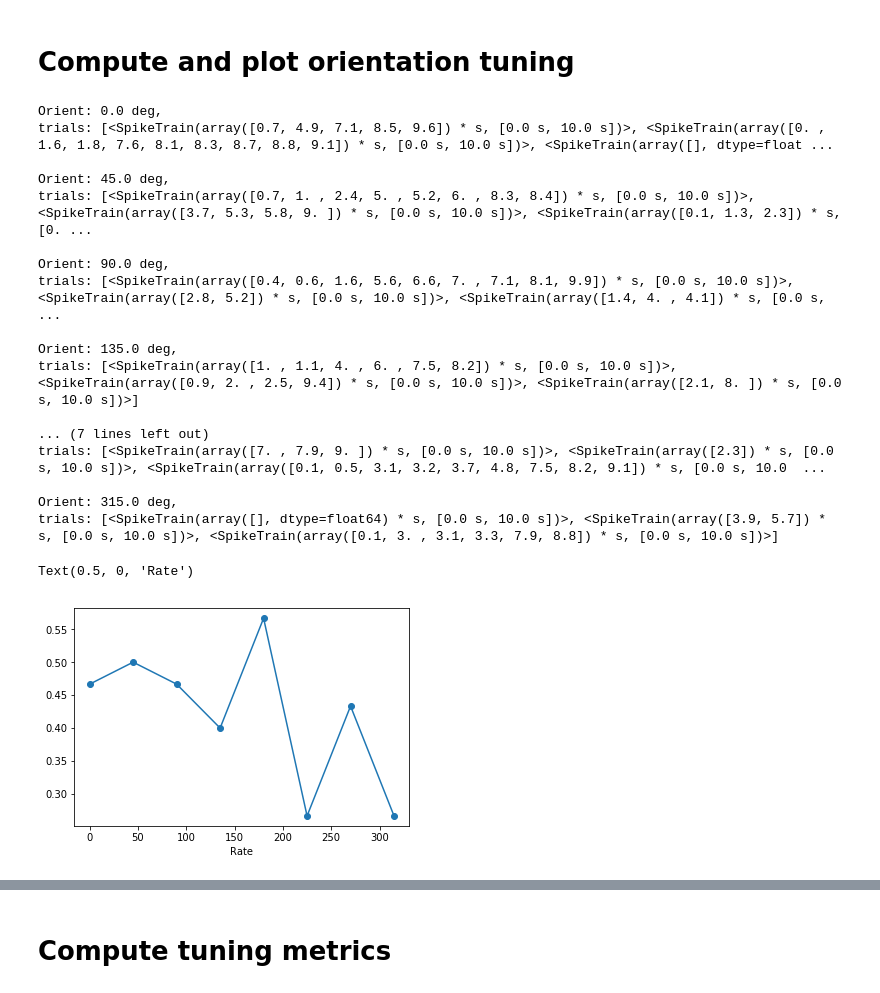
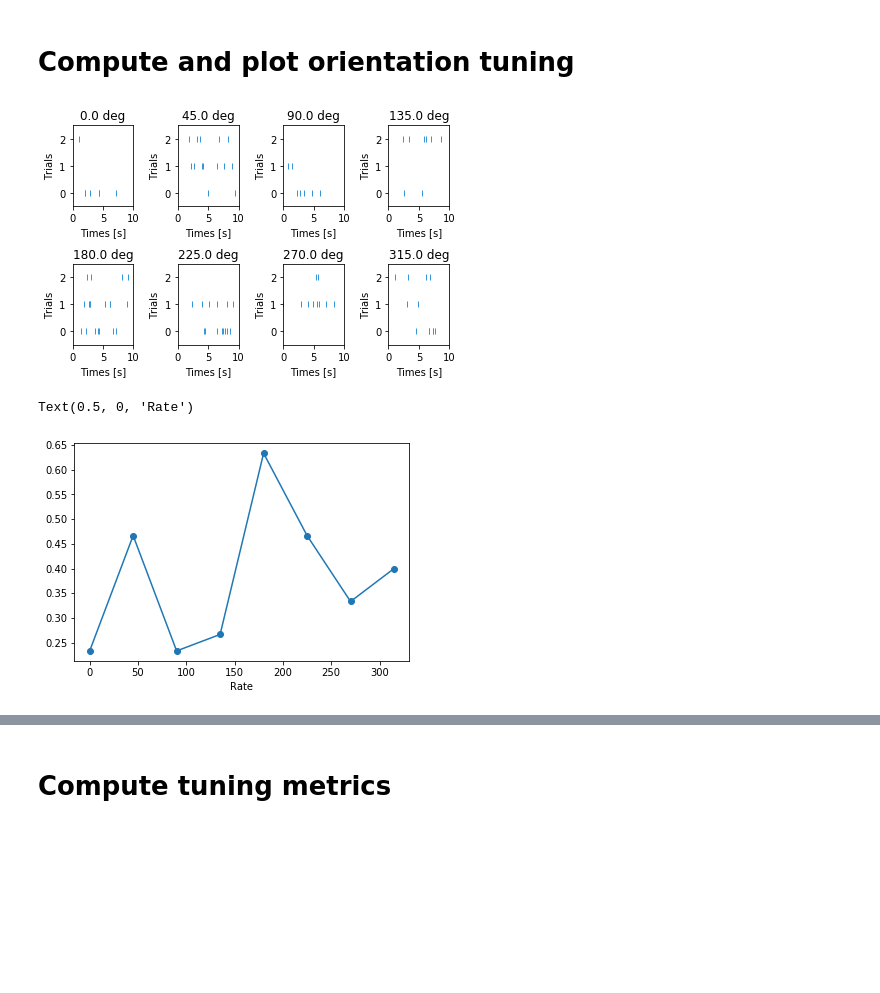
Before and after one commit to CINPLA/visual-stimulation, a Jupyter notebook: examples/examples.ipynb, the cells around one changed output, grey strips where cells are left out. Cells and saved outputs as stored; diff of their text form; code cells hidden in the pictures; blank space fills up the shorter version.

```diff
--- a/examples/examples.ipynb
+++ b/examples/examples.ipynb
@@ -60,38 +52,27 @@ orient_raster_plots(trials)
 # %% [markdown]
 # Compute and plot orientation tuning
-# %%
-from visualstimulation.analysis import make_orientation_trials, compute_orientation_tuning
-
-# Group trials based on orientation
-orient_trials = make_orientation_trials(trials)
-for orient, t in orient_trials.items():
-    print("Orient: {},\ntrials: {}\n".format(orient, t))
-
-# Compute tuing
-rates, orients = compute_orientation_tuning(orient_trials)
-# %% [output]
-Orient: 0.0 deg,
-trials: [<SpikeTrain(array([0.7, 4.9, 7.1, 8.5, 9.6]) * s, [0.0 s, 10.0 s])>, <SpikeTrain(array([0. , 1.6, 1.8, 7.6, 8.1, 8.3, 8.7, 8.8, 9.1]) * s, [0.0 s, 10.0 s])>, <SpikeTrain(array([], dtype=float ...
-
-Orient: 45.0 deg,
-trials: [<SpikeTrain(array([0.7, 1. , 2.4, 5. , 5.2, 6. , 8.3, 8.4]) * s, [0.0 s, 10.0 s])>, <SpikeTrain(array([3.7, 5.3, 5.8, 9. ]) * s, [0.0 s, 10.0 s])>, <SpikeTrain(array([0.1, 1.3, 2.3]) * s, [0. ...
-
-Orient: 90.0 deg,
-trials: [<SpikeTrain(array([0.4, 0.6, 1.6, 5.6, 6.6, 7. , 7.1, 8.1, 9.9]) * s, [0.0 s, 10.0 s])>, <SpikeTrain(array([2.8, 5.2]) * s, [0.0 s, 10.0 s])>, <SpikeTrain(array([1.4, 4. , 4.1]) * s, [0.0 s,  ...
-
-Orient: 135.0 deg,
-trials: [<SpikeTrain(array([1. , 1.1, 4. , 6. , 7.5, 8.2]) * s, [0.0 s, 10.0 s])>, <SpikeTrain(array([0.9, 2. , 2.5, 9.4]) * s, [0.0 s, 10.0 s])>, <SpikeTrain(array([2.1, 8. ]) * s, [0.0 s, 10.0 s])>]
-
-... (7 lines left out)
-trials: [<SpikeTrain(array([7. , 7.9, 9. ]) * s, [0.0 s, 10.0 s])>, <SpikeTrain(array([2.3]) * s, [0.0 s, 10.0 s])>, <SpikeTrain(array([0.1, 0.5, 3.1, 3.2, 3.7, 4.8, 7.5, 8.2, 9.1]) * s, [0.0 s, 10.0  ...
-
-Orient: 315.0 deg,
-trials: [<SpikeTrain(array([], dtype=float64) * s, [0.0 s, 10.0 s])>, <SpikeTrain(array([3.9, 5.7]) * s, [0.0 s, 10.0 s])>, <SpikeTrain(array([0.1, 3. , 3.1, 3.3, 7.9, 8.8]) * s, [0.0 s, 10.0 s])>]
+# %%
+# Group trials based on orientation
+orient_trials = vs.data_processing.make_orientation_trials(trials)
+
+ncols = 4
+nrows = int(np.ceil(len(orient_trials) / ncols))
+fig, axarr = plt.subplots(nrows=nrows, ncols=ncols)
+for ax, (orient, t) in zip(axarr.flatten(), orient_trials.items()):
+    ax = vs.plot.plot_raster(t, ax=ax)
+    ax.set_title(orient)
+
+fig.tight_layout()
+# %% [output]
+[figure, added]
 # %%
+# Compute tuing
+rates, orients = vs.analysis.compute_orientation_tuning(orient_trials)
+
 plt.plot(orients, rates, '-o')
 plt.xlabel("Orientation")
 plt.xlabel("Rate")
 # %% [output]
 Text(0.5, 0, 'Rate')
-[figure, old version]
+[figure, new version]
 # %%
```
Also changed, not shown: parts of 6 cells of this notebook, 5 other files.
